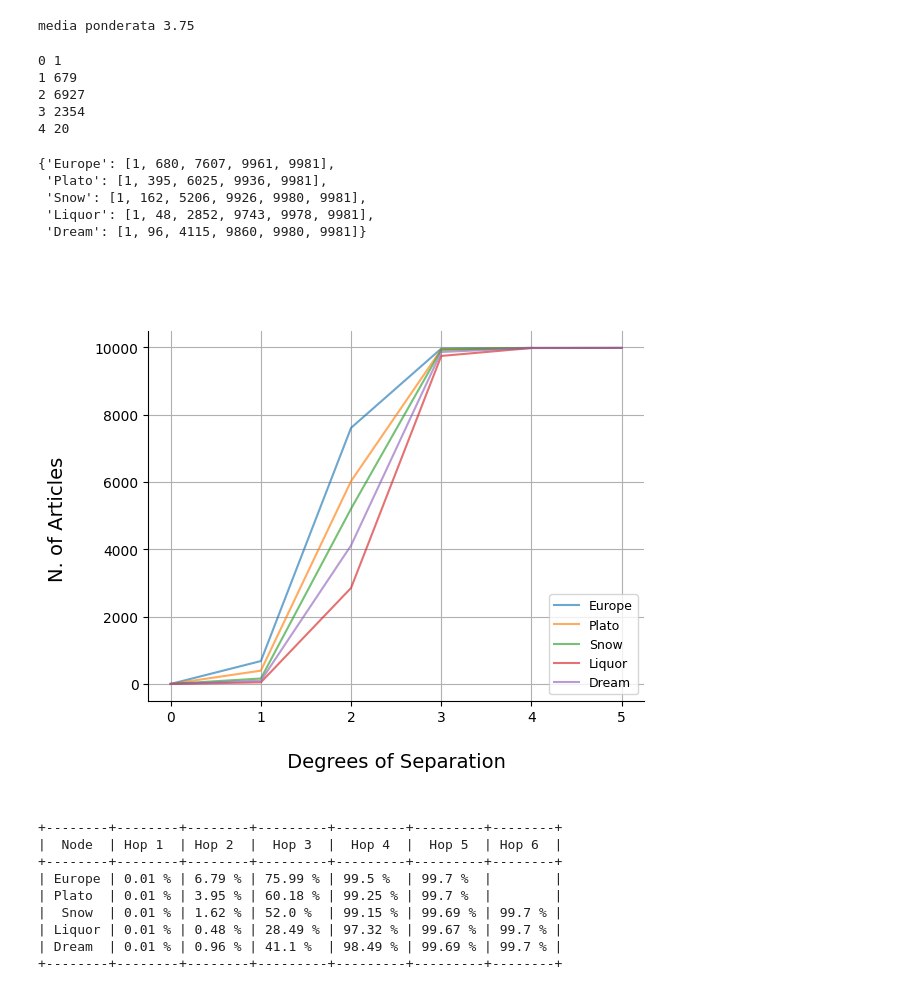
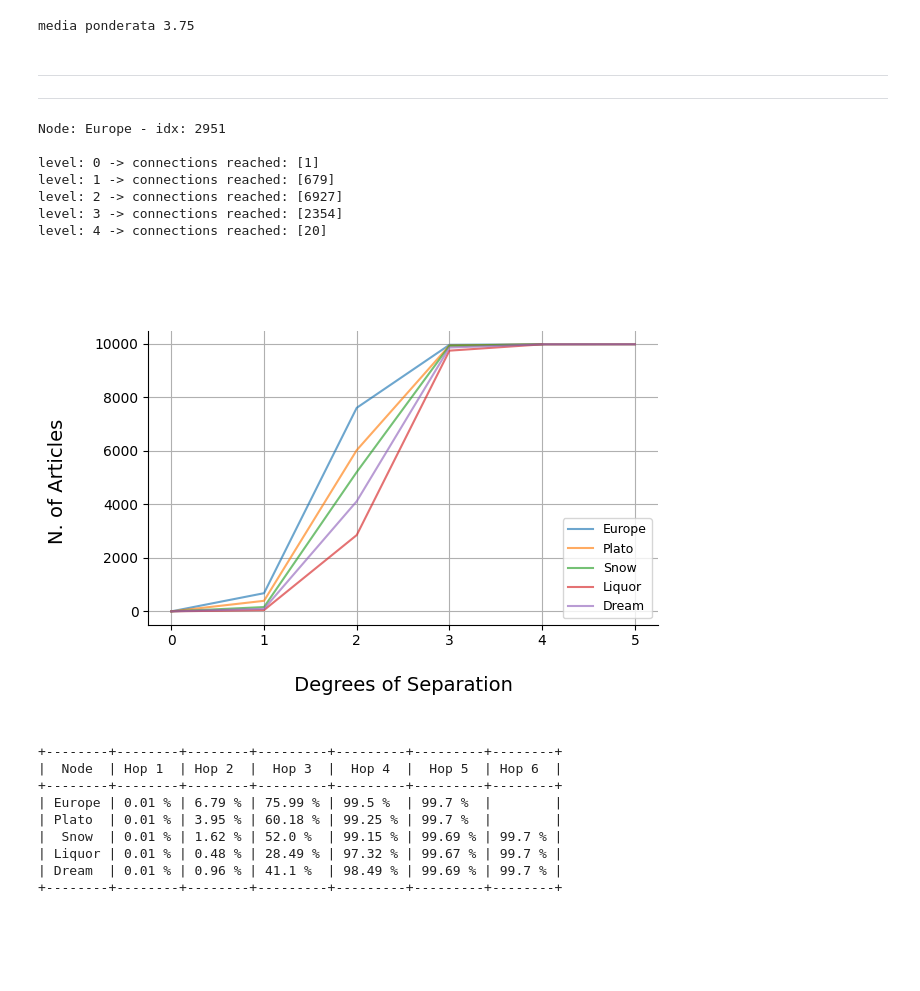
Before and after one commit to LM1997610/Social_Networks, a Jupyter notebook: Project/Untitled30.ipynb, the cells around one changed output. Drawn from its saved outputs; the diff is of its cells as text; code cells hidden in the pictures; blank space fills up the shorter version.

```diff
--- a/Project/Untitled30.ipynb
+++ b/Project/Untitled30.ipynb
@@ -255,6 +261,9 @@ weighted_average = round(weighted_sum / total_keys, 2)
 print(f"media ponderata {weighted_average}")
 # %% [output]
 media ponderata 3.75
+# %% [markdown]
+--------------------------------------------------------------------------
+---------------------------------------------------------------------------
 # %%
 def get_neighbors_at_levels(G, node, max_level=7):
 
@@ -263,25 +272,33 @@ def get_neighbors_at_levels(G, node, max_level=7):
 
     for level in range(1, max_level + 1):
         neighbors = set()
+
         for n in levels[level - 1]:
             neighbors.update(set(G.successors(n)) - visited)
-        if not neighbors:
-            break
+
+        if not neighbors: break
+
         levels[level] = list(neighbors)
         visited.update(neighbors)
 
     return levels
 # %%
-result = get_neighbors_at_levels(G, 2951, max_level=7)
+node_index = 2951
+
+result = get_neighbors_at_levels(G, node_index, max_level=7)
+
+print(f'Node: {wikivitals.names[2951]} - idx: {node_index}\n')
 
 for k,v in result.items():
-  print(k, len(v))
+  print(f'level: {k} -> connections reached: [{len(v)}]')
 # %% [output]
-0 1
-1 679
-2 6927
-3 2354
-4 20
+Node: Europe - idx: 2951
+
+level: 0 -> connections reached: [1]
+level: 1 -> connections reached: [679]
+level: 2 -> connections reached: [6927]
+level: 3 -> connections reached: [2354]
+level: 4 -> connections reached: [20]
 # %%
 def cum_sum(una_lista):
   cumulative_sums = []
@@ -292,21 +309,15 @@ def cum_sum(una_lista):
 
   return cumulative_sums
 # %%
-
 indexes= [2951, 7108, 8319, 5365, 2526]
 
-data = {wikivitals.names[indexes[i]]:[] for i in  range(len(indexes))}
+data = {}
 
 for i in range(len(indexes)):
 
-  result = get_neighbors_at_levels(G, indexes[i], max_level=8)
-  result = cum_sum(result)
-  data[wikivitals.names[indexes[i]]] = result
+  results = get_neighbors_at_levels(G, indexes[i], max_level=8)
+  data[wikivitals.names[indexes[i]]] = cum_sum(results)
+
+data, table  = deg_separation_plot(data, total_nodes = len(list(G.nodes())))
+# %% [output]
+[figure, added]
-# %%
-data
-# %% [output]
-{'Europe': [1, 680, 7607, 9961, 9981],
- 'Plato': [1, 395, 6025, 9936, 9981],
- 'Snow': [1, 162, 5206, 9926, 9980, 9981],
- 'Liquor': [1, 48, 2852, 9743, 9978, 9981],
- 'Dream': [1, 96, 4115, 9860, 9980, 9981]}
@@ -341,7 +324,3 @@ def do_a_plot(data, total_nodes):
-# %%
-table  = do_a_plot(data, 10000)
-# %% [output]
-[figure, removed]
 # %%
 print(table)
 # %% [output]
```
Also changed, not shown: parts of 7 cells of this notebook.
